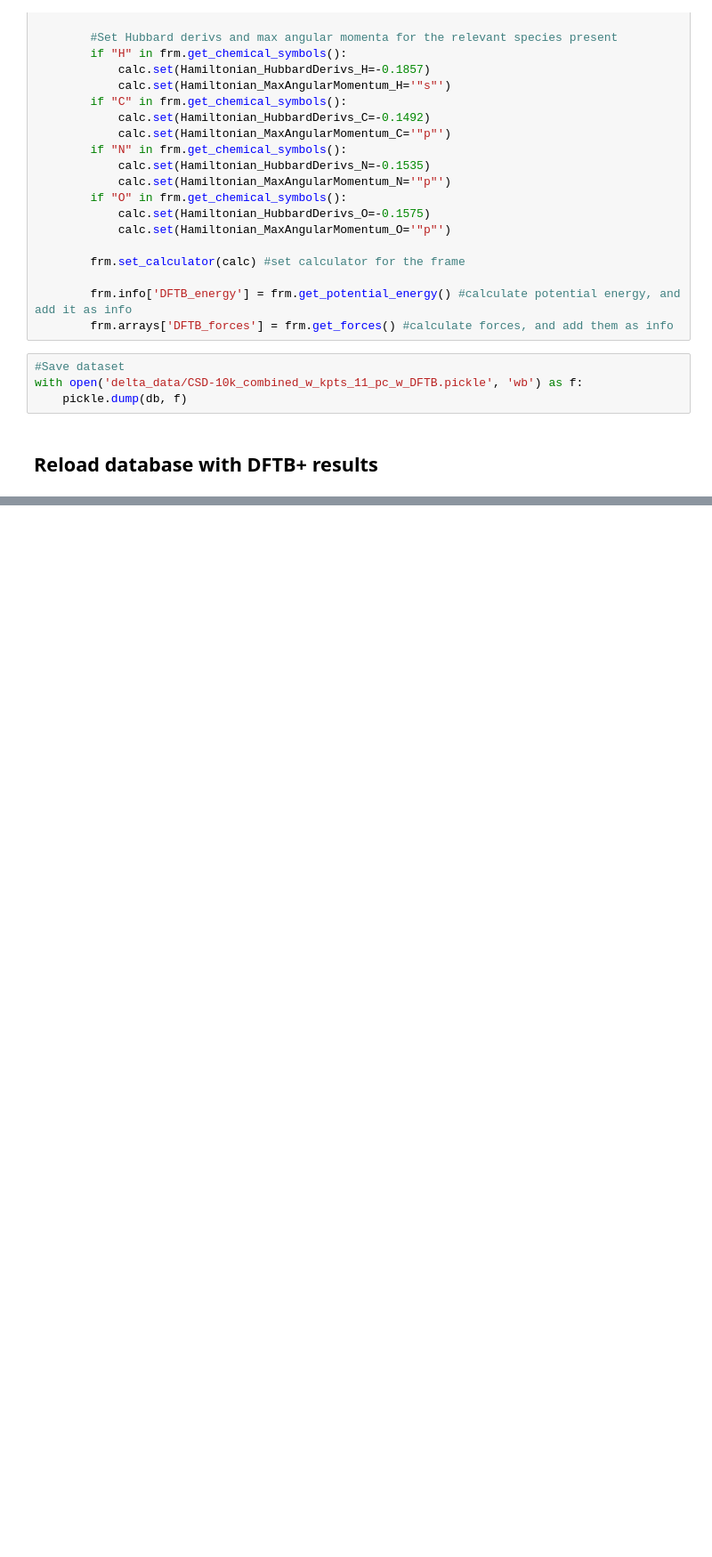
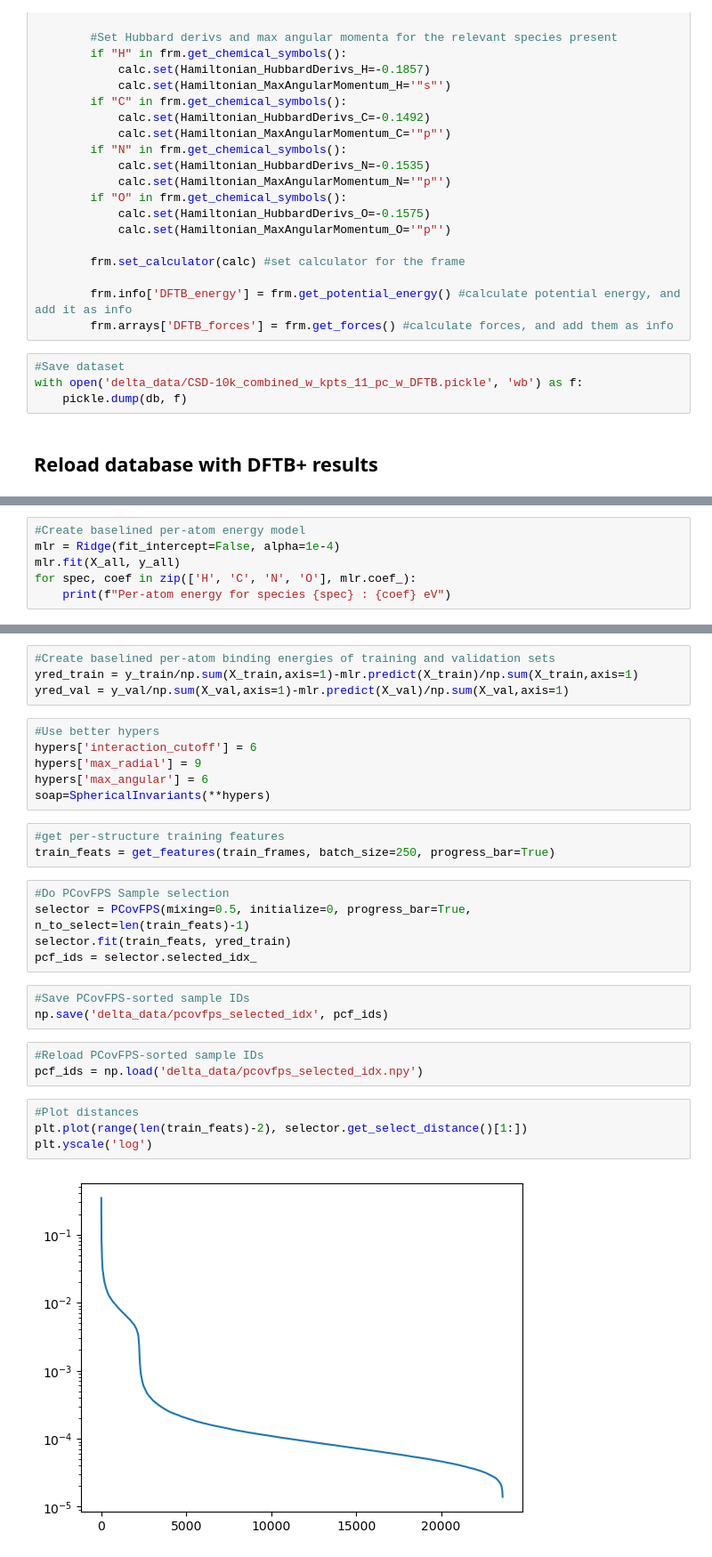
Before and after one commit to victorprincipe/genpot, a Jupyter notebook: delta_general.ipynb, the cells around one changed output, grey strips where cells are left out. Shown at 89% size. Cells and saved outputs as stored; diff of their text form; blank space fills up the shorter version.

```diff
--- a/delta_general.ipynb
+++ b/delta_general.ipynb
@@ -252,0 +318,6 @@ with open('delta_data/CSD-10k_combined_w_kpts_11_pc_w_DFTB.pickle', 'rb') as f:
+# %%
+#Create baselined per-atom energy model
+mlr = Ridge(fit_intercept=False, alpha=1e-4)
+mlr.fit(X_all, y_all)
+for spec, coef in zip(['H', 'C', 'N', 'O'], mlr.coef_):
+    print(f"Per-atom energy for species {spec} : {coef} eV")
@@ -252,0 +335,30 @@ with open('delta_data/CSD-10k_combined_w_kpts_11_pc_w_DFTB.pickle', 'rb') as f:
+# %%
+#Create baselined per-atom binding energies of training and validation sets
+yred_train = y_train/np.sum(X_train,axis=1)-mlr.predict(X_train)/np.sum(X_train,axis=1)
+yred_val = y_val/np.sum(X_val,axis=1)-mlr.predict(X_val)/np.sum(X_val,axis=1)
+# %%
+#Use better hypers
+hypers['interaction_cutoff'] = 6
+hypers['max_radial'] = 9
+hypers['max_angular'] = 6
+soap=SphericalInvariants(**hypers)
+# %%
+#get per-structure training features
+train_feats = get_features(train_frames, batch_size=250, progress_bar=True)
+# %%
+#Do PCovFPS Sample selection
+selector = PCovFPS(mixing=0.5, initialize=0, progress_bar=True, n_to_select=len(train_feats)-1)
+selector.fit(train_feats, yred_train)
+pcf_ids = selector.selected_idx_
+# %%
+#Save PCovFPS-sorted sample IDs
+np.save('delta_data/pcovfps_selected_idx', pcf_ids)
+# %%
+#Reload PCovFPS-sorted sample IDs
+pcf_ids = np.load('delta_data/pcovfps_selected_idx.npy')
+# %%
+#Plot distances
+plt.plot(range(len(train_feats)-2), selector.get_select_distance()[1:])
+plt.yscale('log')
+# %% [output]
+[figure, added]
```
Also changed, not shown: parts of 17 cells of this notebook.
